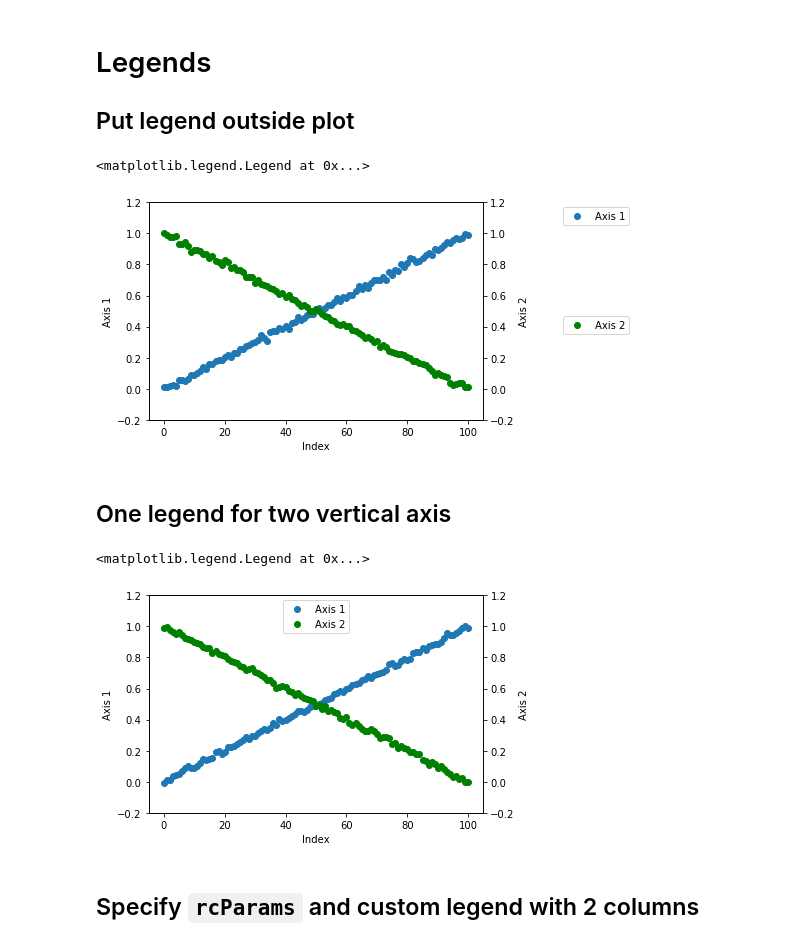
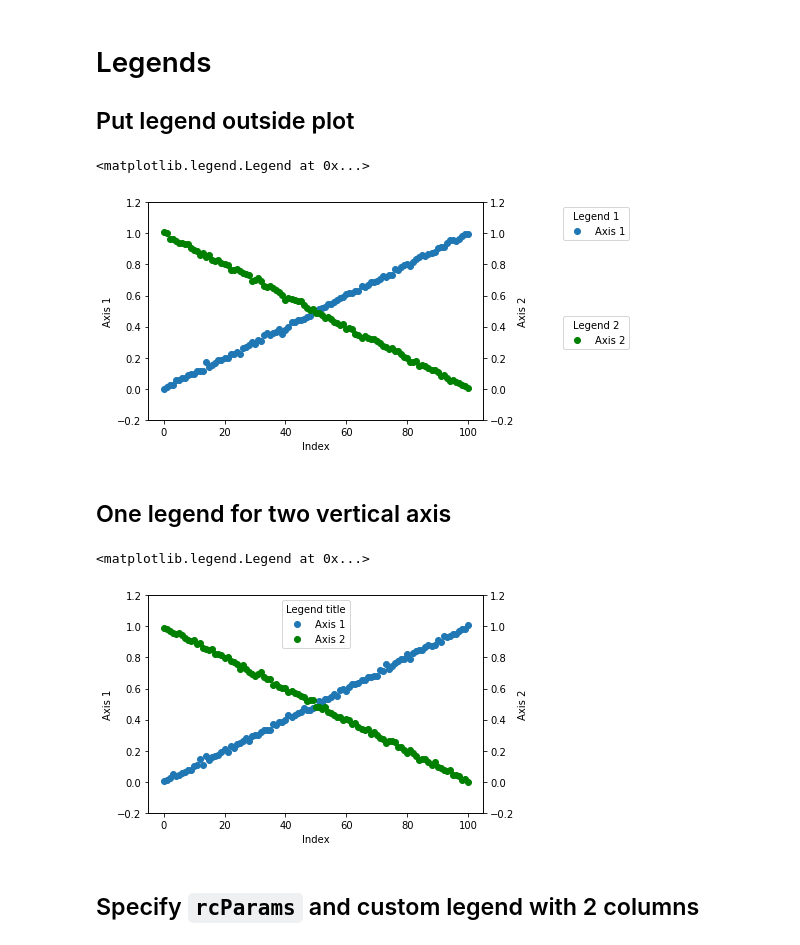
Before and after one commit to gregnordin/notes_to_self, a Jupyter notebook: python/matplotlib_notes.ipynb, the cells around one changed output. Drawn from its saved outputs; the diff is of its cells as text; code cells hidden in the pictures.

```diff
--- a/python/matplotlib_notes.ipynb
+++ b/python/matplotlib_notes.ipynb
@@ -78,39 +78,39 @@ ax.set_xlabel('Index')
 ax.set_ylabel('Axis 1')
 ax2.set_ylabel('Axis 2')
 
-ax.legend(bbox_to_anchor=(1.45, 1.0))
-ax2.legend(bbox_to_anchor=(1.45, 0.5))
+ax.legend(bbox_to_anchor=(1.45, 1.0), title='Legend 1')
+ax2.legend(bbox_to_anchor=(1.45, 0.5), title='Legend 2')
 # %% [output]
 <matplotlib.legend.Legend at 0x...>
-[figure, old version]
+[figure, new version]
 # %% [markdown]
 ## One legend for two vertical axis
 # %%
 x = np.linspace(0, 100, num=101)
 y1 = 0.01*x + np.random.normal(0, 0.01, len(x))
 y2 = 1 - 0.01*x + np.random.normal(0, 0.01, len(x))
 
 fig, ax = plt.subplots()
 ax2 = ax.twinx()
 
 ax.plot(x, y1, 'o', label='Axis 1')
 ax2.plot(x, y2, 'o', color='g', label='Axis 2')
 
 ax.set_ylim(-0.2, 1.2)
 ax2.set_ylim(-0.2, 1.2)
 
 ax.set_xlabel('Index')
 ax.set_ylabel('Axis 1')
 ax2.set_ylabel('Axis 2')
 
 # ask matplotlib for the plotted objects and their labels
 lines, labels = ax.get_legend_handles_labels()
 lines2, labels2 = ax2.get_legend_handles_labels()
 # Always use last axis's legend command
-ax2.legend(lines + lines2, labels + labels2, loc='upper center')
+ax2.legend(lines + lines2, labels + labels2, loc='upper center', title='Legend title')
 # %% [output]
 <matplotlib.legend.Legend at 0x...>
-[figure, old version]
+[figure, new version]
 # %% [markdown]
 ## Specify `rcParams` and custom legend with 2 columns
 # %%
```
Also changed, not shown: parts of 1 cell of this notebook.
